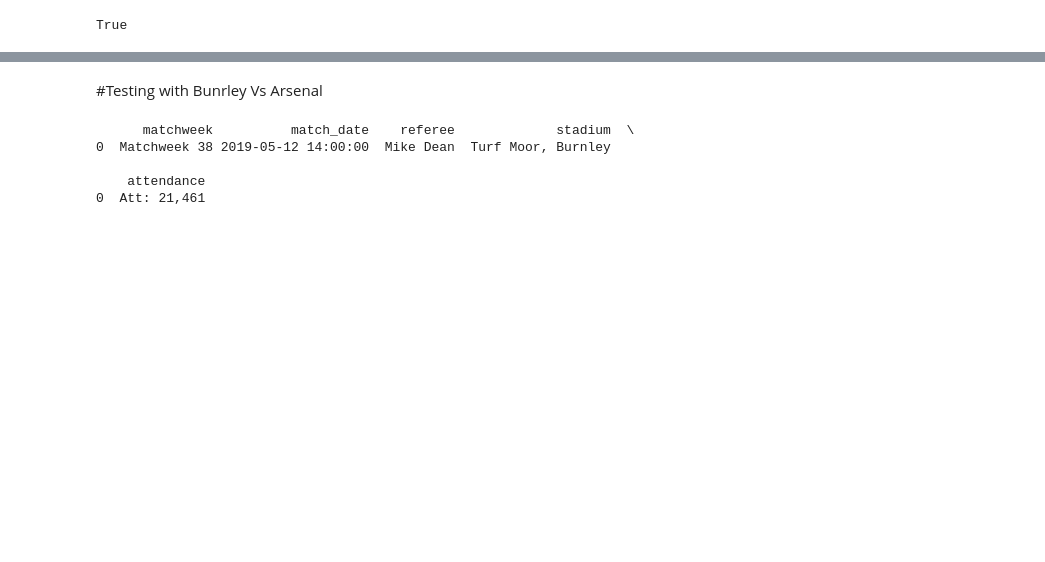
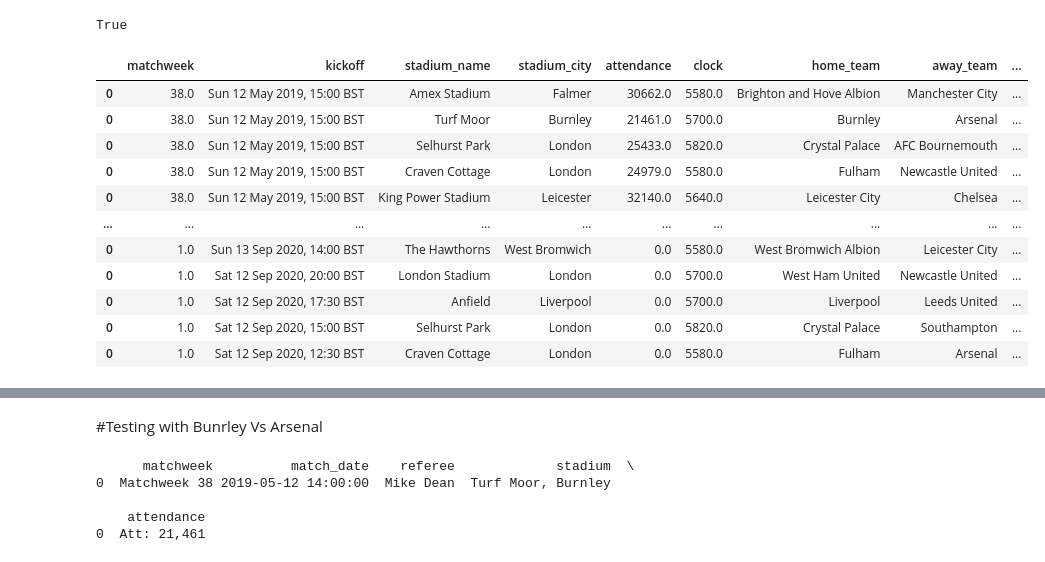
Before and after one commit to jezzbox/football-data, a Jupyter notebook: Notebooks/web_scraping - match details.ipynb, the cells around one changed output, grey strips where cells are left out. Cells and saved outputs as stored; diff of their text form; code cells hidden in the pictures; blank space fills up the shorter version.

```diff
--- a/Notebooks/web_scraping - match details.ipynb
+++ b/Notebooks/web_scraping - match details.ipynb
@@ -14,3 +33,84 @@ def get_soup(url):
     page = requests.get(url,headers = {"User-Agent":"Mozilla/5.0","origin":"https://www.premierleague.com"})
     soup = BeautifulSoup(page.content, 'html.parser')
     return soup
+# %%
+matchweek_df = pd.DataFrame([],columns=['matchweek',
+                                                 'kickoff',
+                                                 'stadium_name',
+                                                 'stadium_city',
+                                                 'attendance',
+                                                 'clock',
+                                                 'home_team',
+                                                 'away_team',
+                                                 'home_result',
+                                                 'away_result'] )
+for season in 210,274,363:
+    for page_number in range(0,10):
+        page = requests.get(f'''
+
+        https://footballapi.pulselive.com/football/fixtures?comps=1&compSeasons={season}
+        &page={page_number}
+        &pageSize=40&sort=desc&statuses=C&altIds=true
+        ''',headers = {
+                "origin": "https://www.premierleague.com"
+            }).text
+        matchweek_details = json.loads(page)
+        for match in matchweek_details['content']:
+            matchweek = match['gameweek']['gameweek']
+            kickoff = match['kickoff']['label']
+            home_team = match['teams'][0]['team']['name']
+            home_result = match['teams'][0]['score']
+            away_team = match['teams'][1]['team']['name']
+            away_result = match['teams'][1]['score']
+            stadium_name = match['ground']['name']
+            stadium_city = match['ground']['city']
+            clock = match['clock']['secs']
+
+            match_soup = get_soup('https://www.premierleague.com/match/'+ str(int(match['id'])))
+            referee = match_soup.find('div',{'class':'referee'}).text.replace('\n','').strip()
+
+
+
+            match_details_df = pd.DataFrame([[matchweek,
+                                          kickoff,
+                                              referee,
+                                          stadium_name,
+                                          stadium_city,
+                                          clock,
+                                          home_team,
+                                          away_team,
+                                          home_result,
+                                          away_result
+                                         ]],columns=['matchweek',
+                                                     'kickoff',
+                                                     'referee',
+                                                     'stadium_name',
+                                                     'stadium_city',
+                                                     'clock',
+                                                     'home_team',
+                                                     'away_team',
+                                                     'home_result',
+                                                     'away_result']
+                                       )
+
+            if 'attendance' in match:
+                match_details_df['attendance'] = match['attendance']
+            else:
+                match_details_df['attendance'] = 0
+
+            matchweek_df = matchweek_df.append(match_details_df)
+matchweek_df.to_csv('../CSVs/matches.csv')
+matchweek_df
+# %% [output]
+|  | matchweek | kickoff | stadium_name | stadium_city | attendance | clock | home_team | away_team | ... |
+| 0 | 38.0 | Sun 12 May 2019, 15:00 BST | Amex Stadium | Falmer | 30662.0 | 5580.0 | Brighton and Hove Albion | Manchester City | ... |
+| 0 | 38.0 | Sun 12 May 2019, 15:00 BST | Turf Moor | Burnley | 21461.0 | 5700.0 | Burnley | Arsenal | ... |
+| 0 | 38.0 | Sun 12 May 2019, 15:00 BST | Selhurst Park | London | 25433.0 | 5820.0 | Crystal Palace | AFC Bournemouth | ... |
+| 0 | 38.0 | Sun 12 May 2019, 15:00 BST | Craven Cottage | London | 24979.0 | 5580.0 | Fulham | Newcastle United | ... |
+| 0 | 38.0 | Sun 12 May 2019, 15:00 BST | King Power Stadium | Leicester | 32140.0 | 5640.0 | Leicester City | Chelsea | ... |
+| ... | ... | ... | ... | ... | ... | ... | ... | ... | ... |
+| 0 | 1.0 | Sun 13 Sep 2020, 14:00 BST | The Hawthorns | West Bromwich | 0.0 | 5580.0 | West Bromwich Albion | Leicester City | ... |
+| 0 | 1.0 | Sat 12 Sep 2020, 20:00 BST | London Stadium | London | 0.0 | 5700.0 | West Ham United | Newcastle United | ... |
+| 0 | 1.0 | Sat 12 Sep 2020, 17:30 BST | Anfield | Liverpool | 0.0 | 5700.0 | Liverpool | Leeds United | ... |
+| 0 | 1.0 | Sat 12 Sep 2020, 15:00 BST | Selhurst Park | London | 0.0 | 5820.0 | Crystal Palace | Southampton | ... |
+| 0 | 1.0 | Sat 12 Sep 2020, 12:30 BST | Craven Cottage | London | 0.0 | 5580.0 | Fulham | Arsenal | ... |
```
Also changed, not shown: parts of 8 cells of this notebook, 2 other files.
